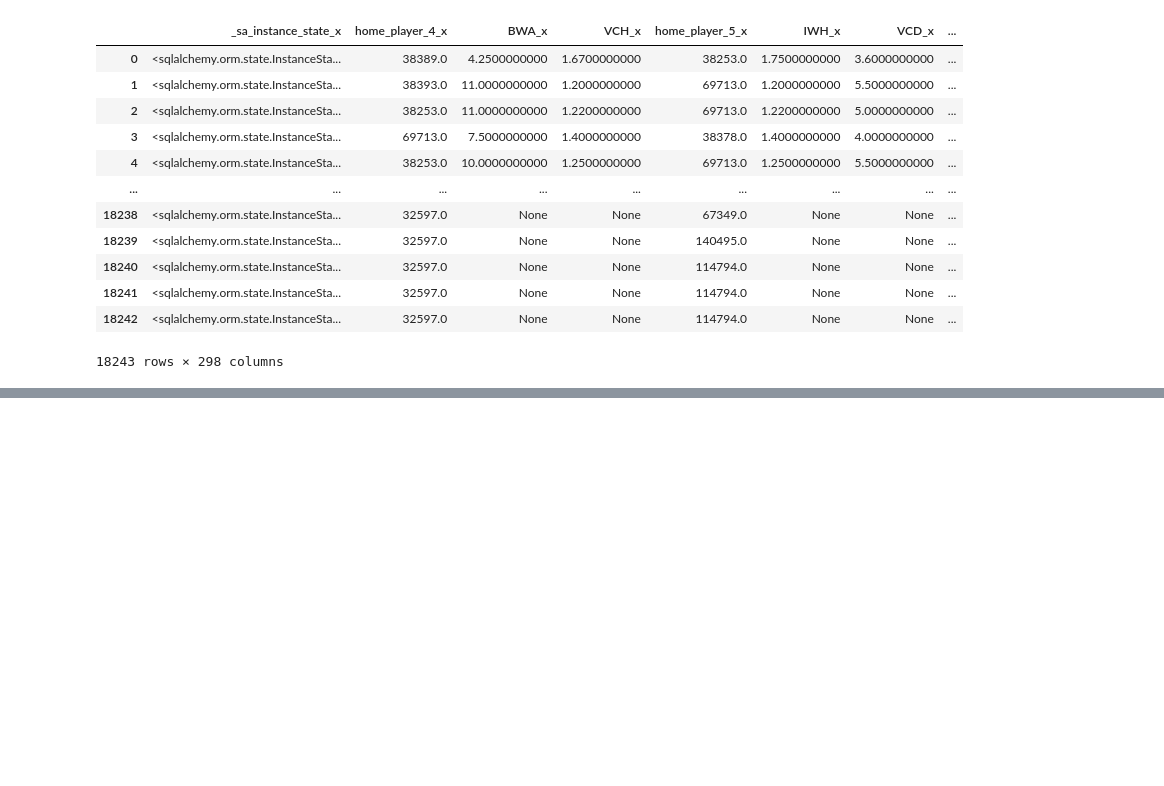
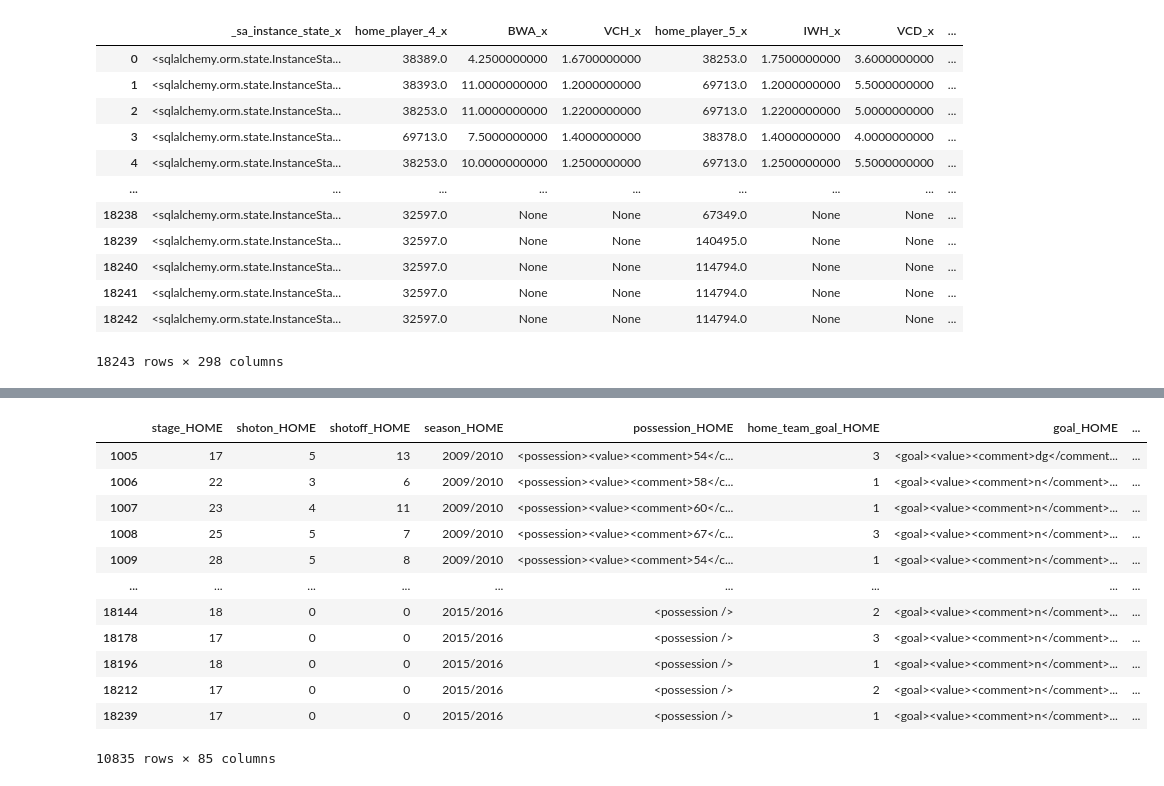
Before and after one commit to lstredler/Final-Frontier, a Jupyter notebook: Data_Processing/preprocess.ipynb, the cells around one changed output, grey strips where cells are left out. Cells and saved outputs as stored; diff of their text form; code cells hidden in the pictures; blank space fills up the shorter version.

```diff
--- a/Data_Processing/preprocess.ipynb
+++ b/Data_Processing/preprocess.ipynb
@@ -378,0 +835,16 @@ match_merged
+# %%
+ml_df.loc[pd.notnull(ml_df['possession_HOME']),]
+# %% [output]
+|  | stage_HOME | shoton_HOME | shotoff_HOME | season_HOME | possession_HOME | home_team_goal_HOME | goal_HOME | ... |
+| 1005 | 17 | 5 | 13 | 2009/2010 | <possession><value><comment>54</c... | 3 | <goal><value><comment>dg</comment... | ... |
+| 1006 | 22 | 3 | 6 | 2009/2010 | <possession><value><comment>58</c... | 1 | <goal><value><comment>n</comment>... | ... |
+| 1007 | 23 | 4 | 11 | 2009/2010 | <possession><value><comment>60</c... | 1 | <goal><value><comment>n</comment>... | ... |
+| 1008 | 25 | 5 | 7 | 2009/2010 | <possession><value><comment>67</c... | 3 | <goal><value><comment>n</comment>... | ... |
+| 1009 | 28 | 5 | 8 | 2009/2010 | <possession><value><comment>54</c... | 1 | <goal><value><comment>n</comment>... | ... |
+| ... | ... | ... | ... | ... | ... | ... | ... | ... |
+| 18144 | 18 | 0 | 0 | 2015/2016 | <possession /> | 2 | <goal><value><comment>n</comment>... | ... |
+| 18178 | 17 | 0 | 0 | 2015/2016 | <possession /> | 3 | <goal><value><comment>n</comment>... | ... |
+| 18196 | 18 | 0 | 0 | 2015/2016 | <possession /> | 1 | <goal><value><comment>n</comment>... | ... |
+| 18212 | 17 | 0 | 0 | 2015/2016 | <possession /> | 2 | <goal><value><comment>n</comment>... | ... |
+| 18239 | 17 | 0 | 0 | 2015/2016 | <possession /> | 1 | <goal><value><comment>n</comment>... | ... |
+10835 rows × 85 columns
```
Also changed, not shown: parts of 22 cells of this notebook.
